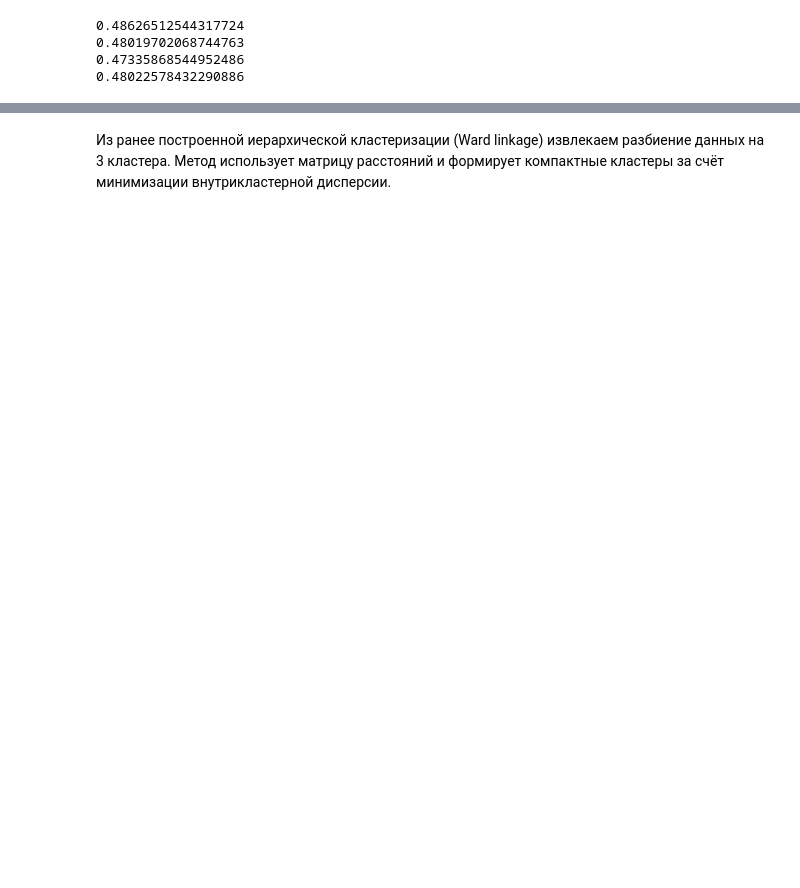
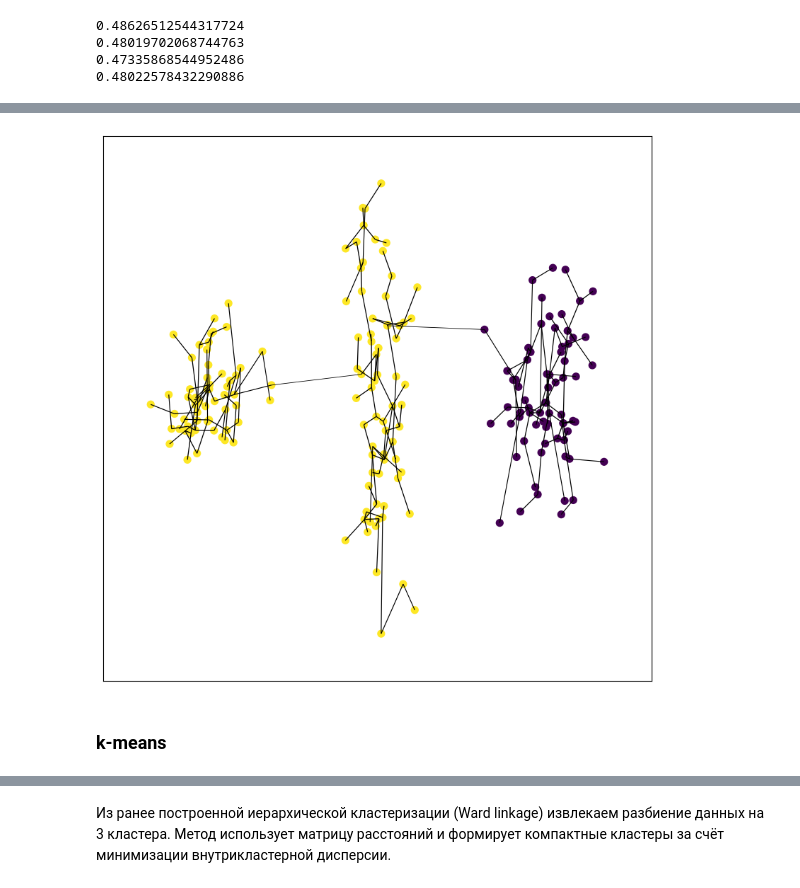
Before and after one commit to DanKolganov/Cluster_analisys, a Jupyter notebook: main.ipynb, the cells around one changed output, grey strips where cells are left out. Saved outputs shown, nothing was run; the diff lists cells and outputs as text; code cells hidden in the pictures; blank space fills up the shorter version.

```diff
--- a/main.ipynb
+++ b/main.ipynb
@@ -308,0 +337,8 @@ for cluster in FOR_MODULAR:
+# %%
+cluster_labels_Y_ward = fcluster(Z_Y, t=25, criterion='distance')
+# %%
+PCA_(setY, MST_G_Y, cluster_labels_Y_ward)
+# %% [output]
+[figure, added]
+# %% [markdown]
+### k-means
```
Also changed, not shown: parts of 109 cells of this notebook.
